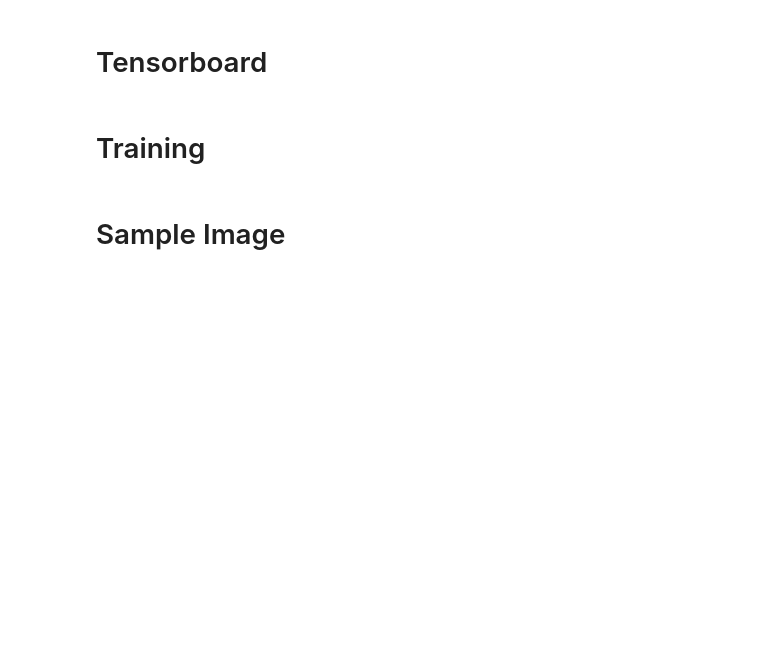
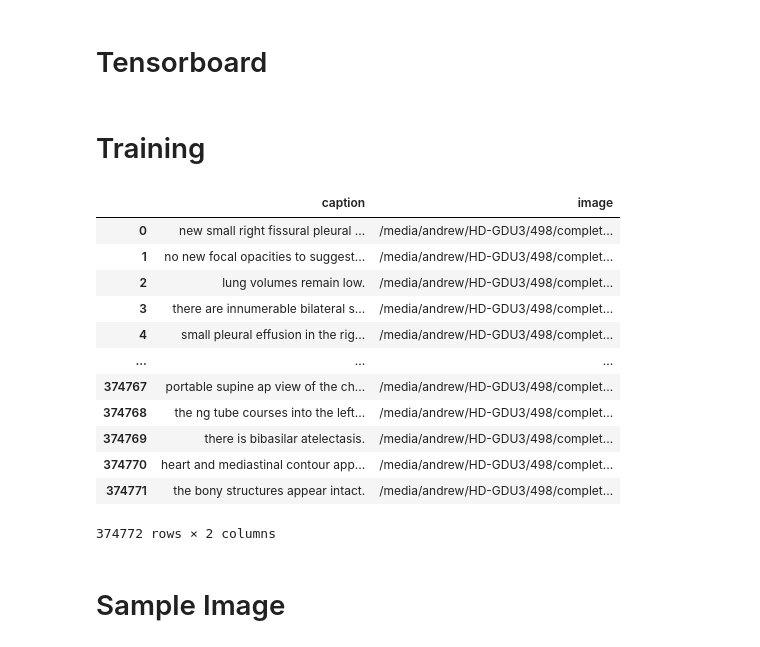
Before and after one commit to AndrewDamico/RadCLIP, a Jupyter notebook: CLIP_training_Rad.ipynb, the cells around one changed output. Drawn from its saved outputs; the diff is of its cells as text; code cells hidden in the pictures; blank space fills up the shorter version.

```diff
--- a/CLIP_training_Rad.ipynb
+++ b/CLIP_training_Rad.ipynb
@@ -110,3 +125,19 @@ dataset = pd.read_csv(dataset)
+# %%
+dataset
+# %% [output]
+|  | caption | image |
+| 0 | new small right fissural pleural ... | /media/andrew/HD-GDU3/498/complet... |
+| 1 | no new focal opacities to suggest... | /media/andrew/HD-GDU3/498/complet... |
+| 2 | lung volumes remain low. | /media/andrew/HD-GDU3/498/complet... |
+| 3 | there are innumerable bilateral s... | /media/andrew/HD-GDU3/498/complet... |
+| 4 | small pleural effusion in the rig... | /media/andrew/HD-GDU3/498/complet... |
+| ... | ... | ... |
+| 374767 | portable supine ap view of the ch... | /media/andrew/HD-GDU3/498/complet... |
+| 374768 | the ng tube courses into the left... | /media/andrew/HD-GDU3/498/complet... |
+| 374769 | there is bibasilar atelectasis. | /media/andrew/HD-GDU3/498/complet... |
+| 374770 | heart and mediastinal contour app... | /media/andrew/HD-GDU3/498/complet... |
+| 374771 | the bony structures appear intact. | /media/andrew/HD-GDU3/498/complet... |
+374772 rows × 2 columns
 # %%
 vision_preprocessor = CLIPFeatureExtractor.from_pretrained(IMAGE_MODEL)
 # %%
```
Also changed, not shown: parts of 24 cells of this notebook, 3 other files.
